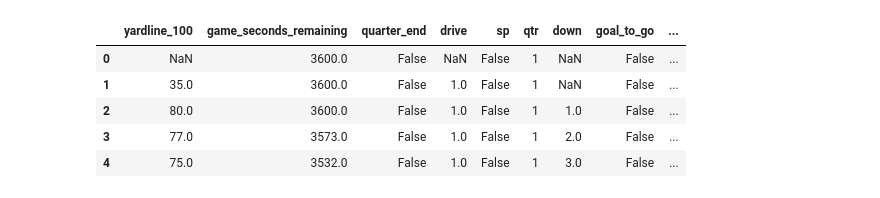
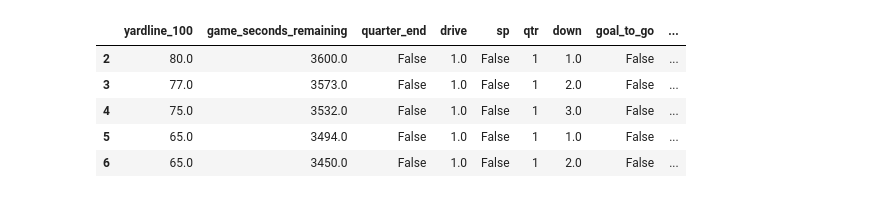
Before and after one commit to pbuccowich/nfl_analytics, a Jupyter notebook: main.ipynb, the cells around one changed output. Drawn from its saved outputs; the diff is of its cells as text; code cells hidden in the pictures.

Commit message:
Some more data cleaning, figuring out which columns we want. next step is predicting EPA based on scenario+playcall

```diff
--- a/main.ipynb
+++ b/main.ipynb
@@ -33,11 +33,30 @@ Failed to cast enum values — penalty_type: {'Horse Collar'}
 # %%
-data = data[data["play_type"] != enums.PlayType.PUNT.value]
+EXCLUDED_PLAY_TYPES = {
+    enums.PlayType.KICK,
+    enums.PlayType.EXTRA_POINT,
+    enums.PlayType.NO_PLAY,
+    enums.PlayType.GAME_START,
+}
+
+data = data[
+            data["play_type"].notna()
+            & ~data["play_type"].isin(EXCLUDED_PLAY_TYPES)]
 pd.set_option('display.max_columns', None)
+
+data["has_roof"] = data["roof"].isin(
+    [enums.RoofType.DOME, enums.RoofType.CLOSED]
+)
+
+data["has_turf"] = data["surface"] != enums.SurfaceType.GRASS
+
+gap_map = {"guard": 1, "tackle": 2, "end": 3}
+data["run_gap"] = data["run_gap"].map(gap_map).fillna(-5).astype(int)
+
 data.head(5)
 # %% [output]
 |  | yardline_100 | game_seconds_remaining | quarter_end | drive | sp | qtr | down | goal_to_go | ... |
-| 0 | NaN | 3600.0 | False | NaN | False | 1 | NaN | False | ... |
-| 1 | 35.0 | 3600.0 | False | 1.0 | False | 1 | NaN | False | ... |
 | 2 | 80.0 | 3600.0 | False | 1.0 | False | 1 | 1.0 | False | ... |
 | 3 | 77.0 | 3573.0 | False | 1.0 | False | 1 | 2.0 | False | ... |
 | 4 | 75.0 | 3532.0 | False | 1.0 | False | 1 | 3.0 | False | ... |
+| 5 | 65.0 | 3494.0 | False | 1.0 | False | 1 | 1.0 | False | ... |
+| 6 | 65.0 | 3450.0 | False | 1.0 | False | 1 | 2.0 | False | ... |
```
Also changed, not shown: parts of 7 cells of this notebook, 3 other files.
